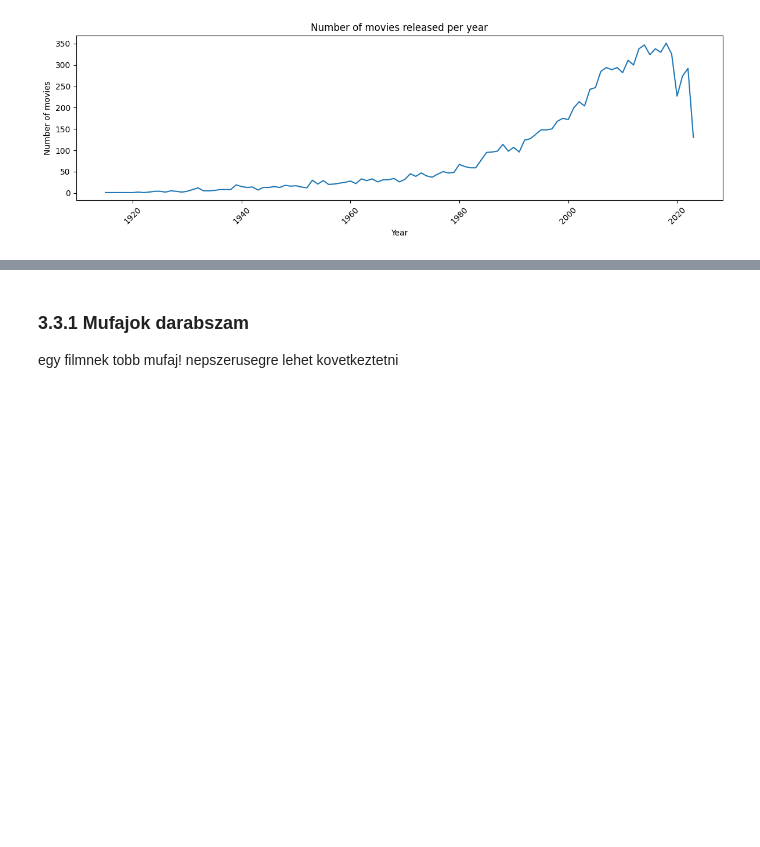
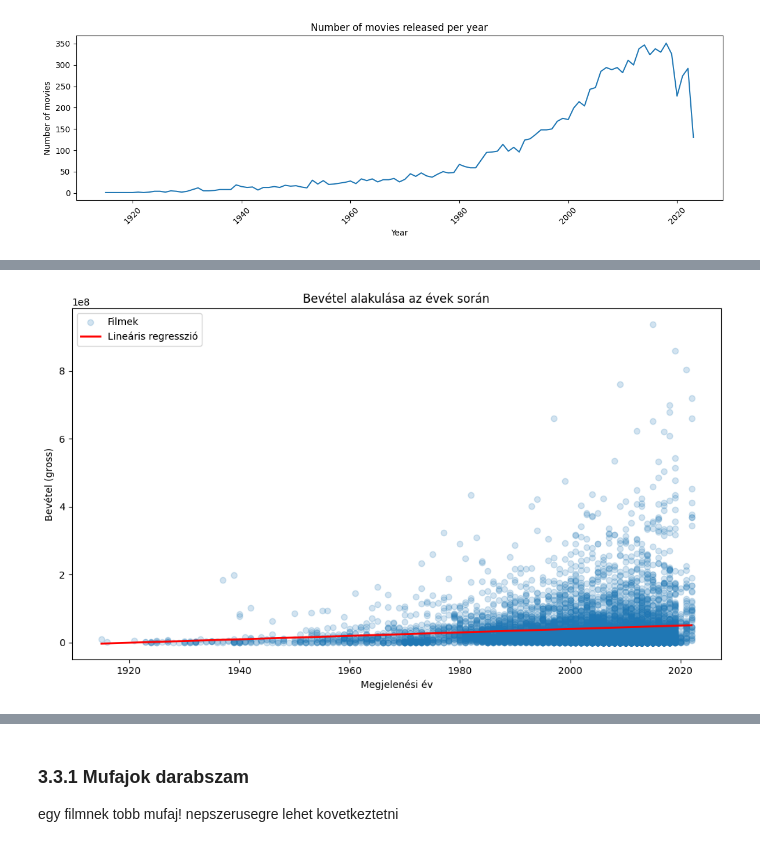
Before and after one commit to gutbrot/dataS, a Jupyter notebook: hw/EDA.ipynb, the cells around one changed output, grey strips where cells are left out. Drawn from its saved outputs; the diff is of its cells as text; code cells hidden in the pictures; blank space fills up the shorter version.

```diff
--- a/hw/EDA.ipynb
+++ b/hw/EDA.ipynb
@@ -251,0 +272,31 @@ plt.show()
+# %%
+# Adatok (hiányzók kiszűrése)
+x = df["year_released"]
+y = df["gross"]
+mask = x.notna() & y.notna()
+x = x[mask].astype(float)
+y = y[mask].astype(float)
+
+# Lineáris regresszió: y = a*x + b
+a, b = np.polyfit(x, y, 1)
+
+# Egyenes kirajzolásához x-tartomány
+x_line = np.linspace(x.min(), x.max(), 100)
+y_line = a * x_line + b
+
+plt.figure(figsize=(10, 6))
+
+# Szórásdiagram
+plt.scatter(x, y, alpha=0.2, label="Filmek")
+
+# Regressziós egyenes
+plt.plot(x_line, y_line, linewidth=2, label="Lineáris regresszió",color='red')
+
+plt.xlabel("Megjelenési év")
+plt.ylabel("Bevétel (gross)")
+plt.title("Bevétel alakulása az évek során")
+plt.legend()
+plt.tight_layout()
+plt.show()
+# %% [output]
+[figure, added]
```
Also changed, not shown: parts of 18 cells of this notebook, 2 other files.
